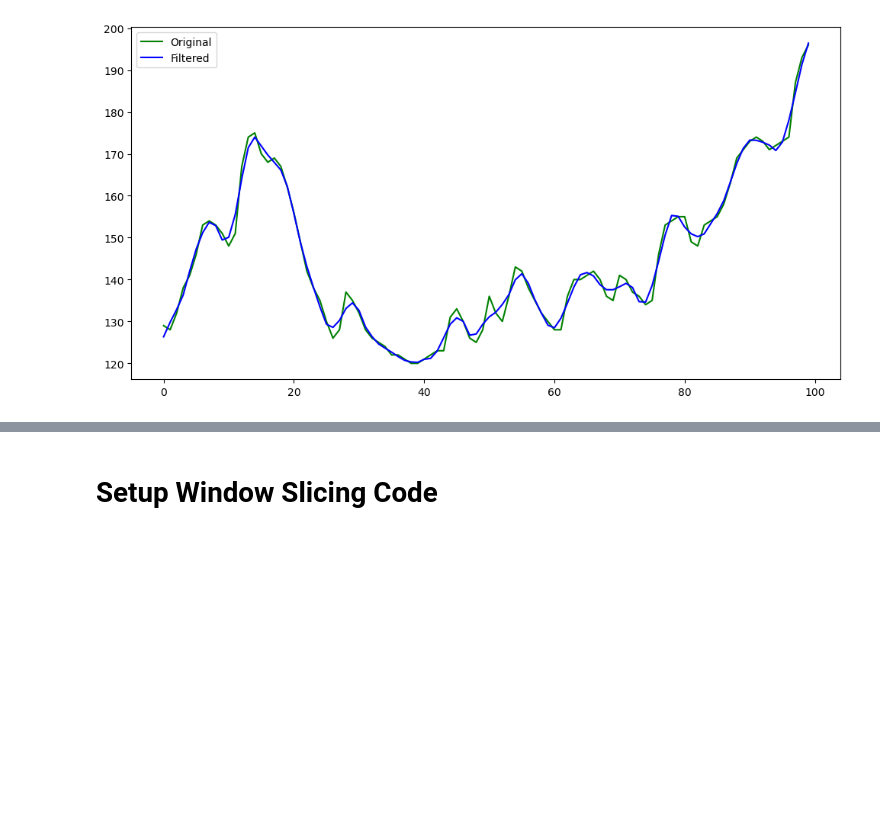
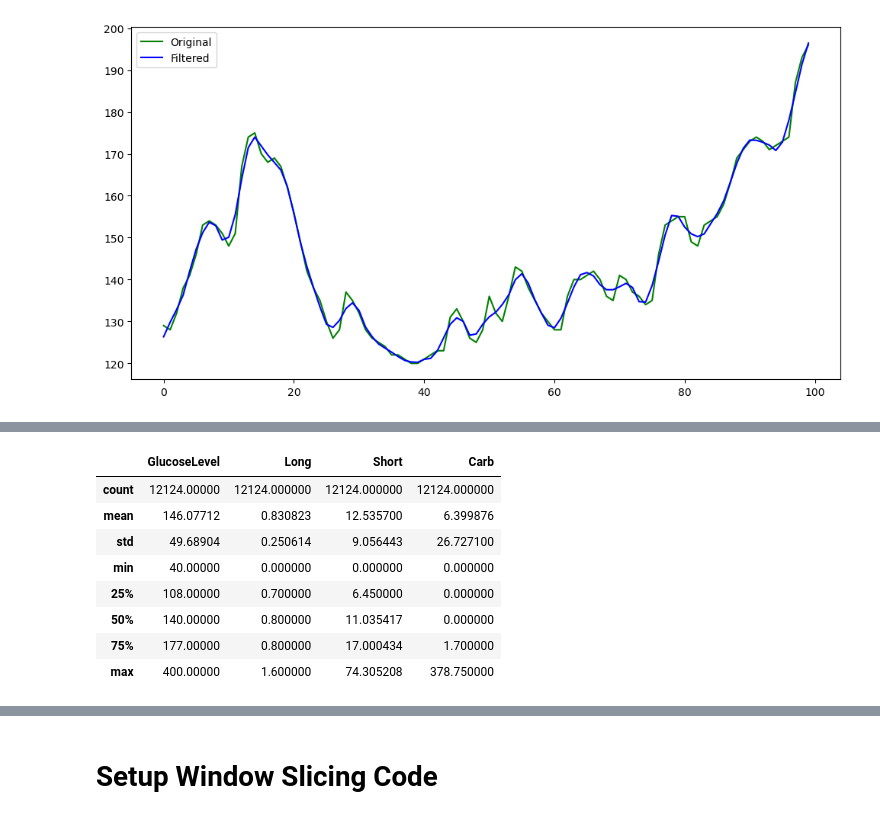
Before and after one commit to Zumbergz/BGLPredictor, a Jupyter notebook: code/BGPrediction.ipynb, the cells around one changed output, grey strips where cells are left out. Cells and saved outputs as stored; diff of their text form; code cells hidden in the pictures; blank space fills up the shorter version.

```diff
--- a/code/BGPrediction.ipynb
+++ b/code/BGPrediction.ipynb
@@ -47,0 +84,12 @@ plt.plot()
+# %%
+all_train_data[0].describe()
+# %% [output]
+|  | GlucoseLevel | Long | Short | Carb |
+| count | 12124.00000 | 12124.000000 | 12124.000000 | 12124.000000 |
+| mean | 146.07712 | 0.830823 | 12.535700 | 6.399876 |
+| std | 49.68904 | 0.250614 | 9.056443 | 26.727100 |
+| min | 40.00000 | 0.000000 | 0.000000 | 0.000000 |
+| 25% | 108.00000 | 0.700000 | 6.450000 | 0.000000 |
+| 50% | 140.00000 | 0.800000 | 11.035417 | 0.000000 |
+| 75% | 177.00000 | 0.800000 | 17.000434 | 1.700000 |
+| max | 400.00000 | 1.600000 | 74.305208 | 378.750000 |
```
Also changed, not shown: parts of 34 cells of this notebook, 2 other files.
